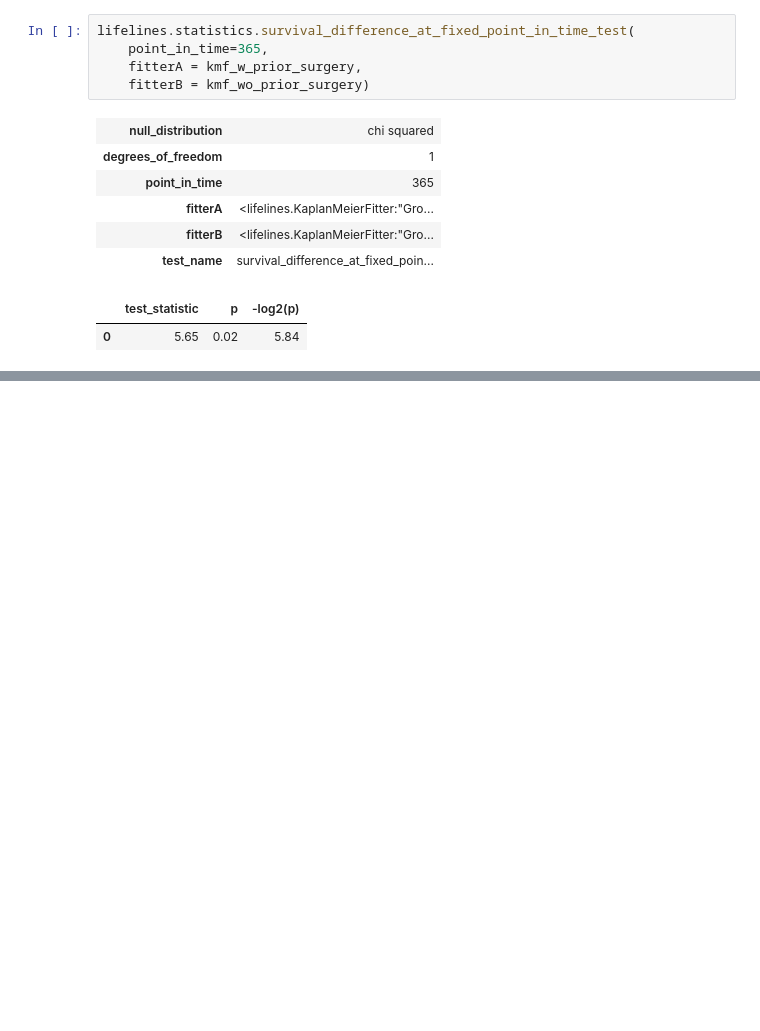
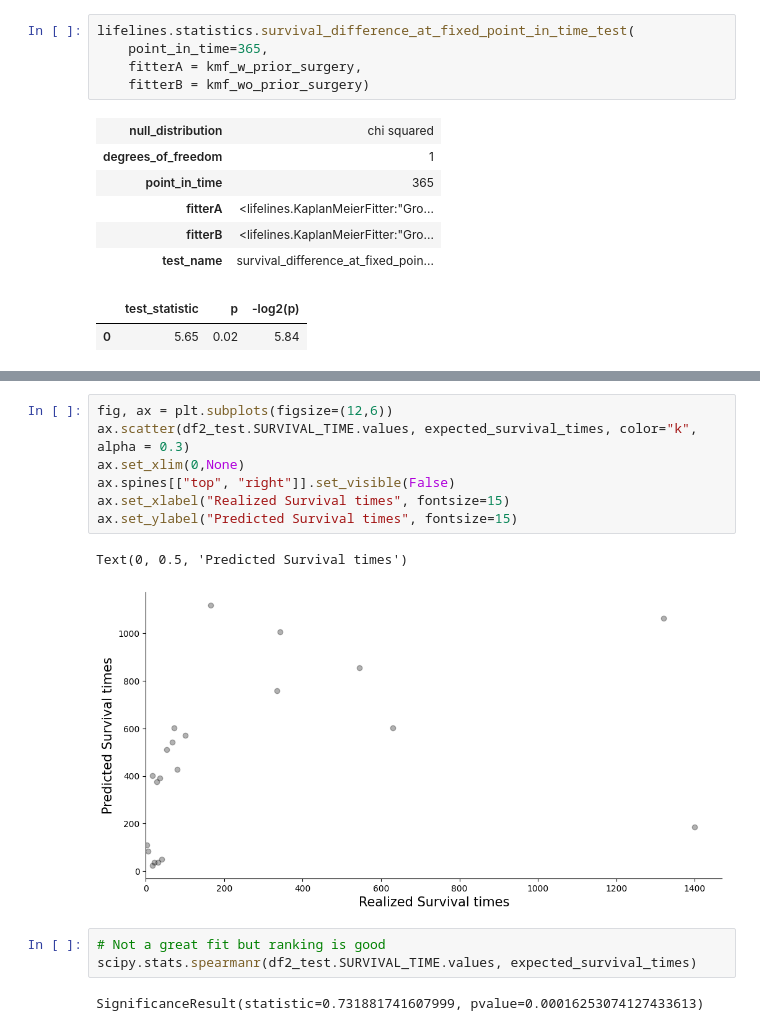
Before and after one commit to abhishekde95/Projects, a Jupyter notebook: DS/survival_analysis/2024_05_18_survival_analysis.ipynb, the cells around one changed output, grey strips where cells are left out. Drawn from its saved outputs; the diff is of its cells as text; blank space fills up the shorter version.

```diff
--- a/DS/survival_analysis/2024_05_18_survival_analysis.ipynb
+++ b/DS/survival_analysis/2024_05_18_survival_analysis.ipynb
@@ -169,0 +293,15 @@ lifelines.statistics.survival_difference_at_fixed_point_in_time_test(
+# %%
+fig, ax = plt.subplots(figsize=(12,6))
+ax.scatter(df2_test.SURVIVAL_TIME.values, expected_survival_times, color="k", alpha = 0.3)
+ax.set_xlim(0,None)
+ax.spines[["top", "right"]].set_visible(False)
+ax.set_xlabel("Realized Survival times", fontsize=15)
+ax.set_ylabel("Predicted Survival times", fontsize=15)
+# %% [output]
+Text(0, 0.5, 'Predicted Survival times')
+[figure, added]
+# %%
+# Not a great fit but ranking is good
+scipy.stats.spearmanr(df2_test.SURVIVAL_TIME.values, expected_survival_times)
+# %% [output]
+SignificanceResult(statistic=0.731881741607999, pvalue=0.00016253074127433613)
```
Also changed, not shown: parts of 16 cells of this notebook, 1 other file.
